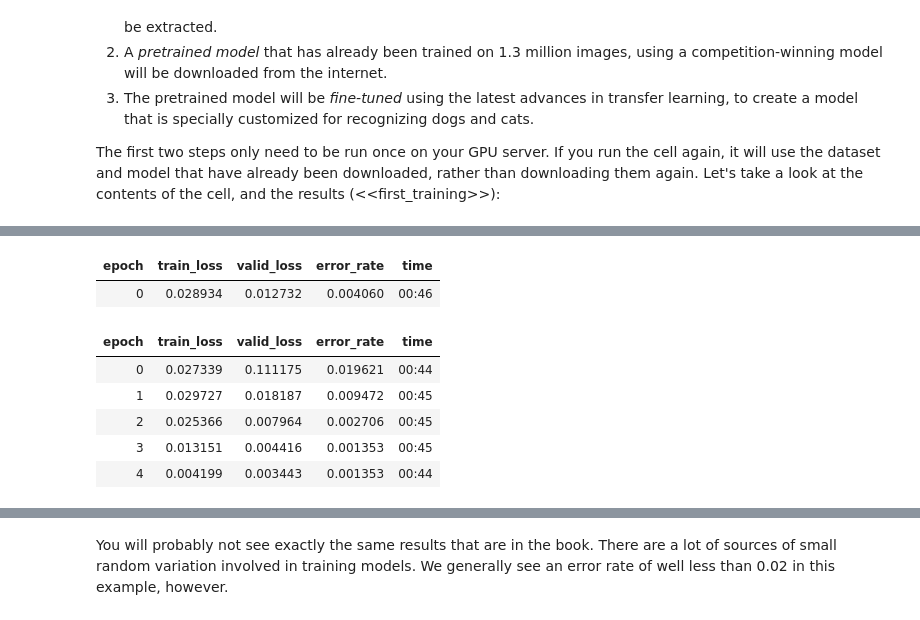
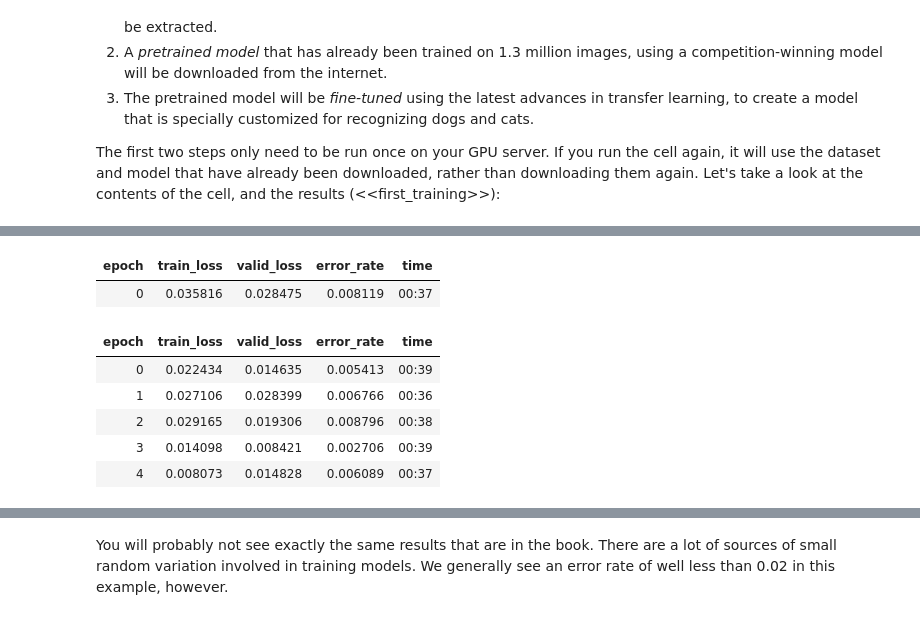
Before and after one commit to beginnerbunny/fastbook, a Jupyter notebook: 01_intro.ipynb, the cells around one changed output, grey strips where cells are left out. Cells and saved outputs as stored; diff of their text form; code cells hidden in the pictures.

```diff
--- a/01_intro.ipynb
+++ b/01_intro.ipynb
@@ -247,0 +271,5 @@ Downloading: "https://download.pytorch.org/models/resnet34-b627a593.pth" to /roo
+# %%
+# Running this with resnet18
+
+learn2 = vision_learner(dls, resnet18, metrics=error_rate)
+learn2.fine_tune(1)
@@ -248,11 +282,11 @@ Downloading: "https://download.pytorch.org/models/resnet34-b627a593.pth" to /roo
 # %%
-learn.fine_tune(5)
+learn2.fine_tune(5)
 # %% [output]
 | epoch | train_loss | valid_loss | error_rate | time |
-| 0 | 0.028934 | 0.012732 | 0.004060 | 00:46 |
+| 0 | 0.035816 | 0.028475 | 0.008119 | 00:37 |
 | epoch | train_loss | valid_loss | error_rate | time |
-| 0 | 0.027339 | 0.111175 | 0.019621 | 00:44 |
-| 1 | 0.029727 | 0.018187 | 0.009472 | 00:45 |
-| 2 | 0.025366 | 0.007964 | 0.002706 | 00:45 |
-| 3 | 0.013151 | 0.004416 | 0.001353 | 00:45 |
-| 4 | 0.004199 | 0.003443 | 0.001353 | 00:44 |
+| 0 | 0.022434 | 0.014635 | 0.005413 | 00:39 |
+| 1 | 0.027106 | 0.028399 | 0.006766 | 00:36 |
+| 2 | 0.029165 | 0.019306 | 0.008796 | 00:38 |
+| 3 | 0.014098 | 0.008421 | 0.002706 | 00:39 |
+| 4 | 0.008073 | 0.014828 | 0.006089 | 00:37 |
```
Also changed, not shown: parts of 8 cells of this notebook.
